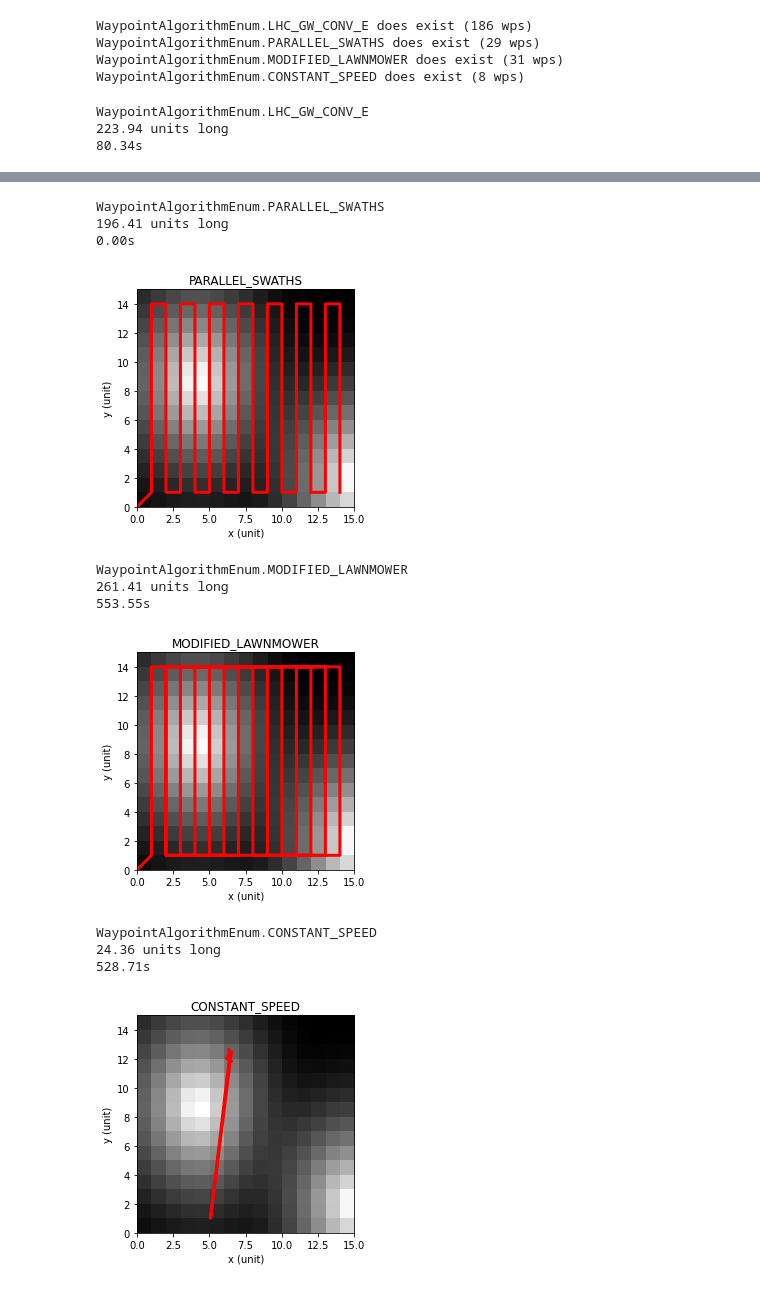
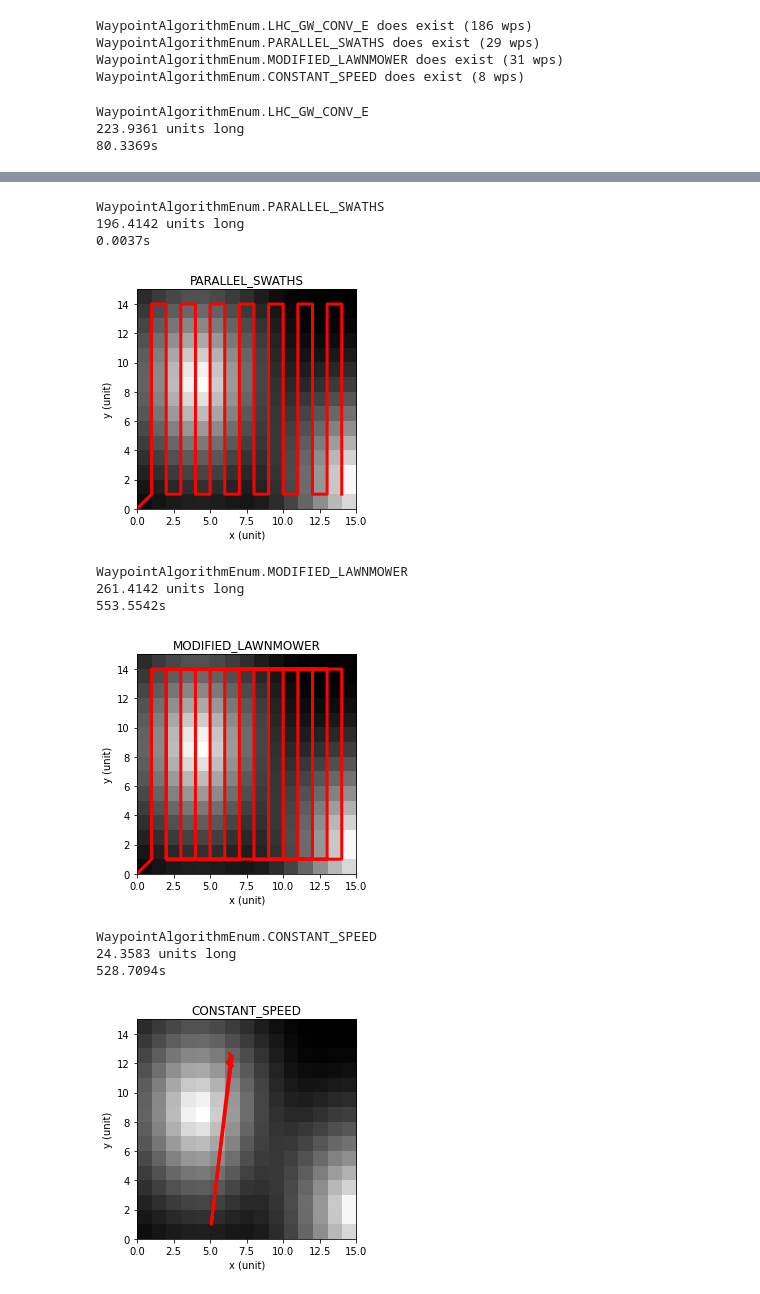
Before and after one commit to iwishiwasaneagle/OPP_4_SAR, a Jupyter notebook: visualize_data.ipynb, the cells around one changed output, grey strips where cells are left out. Saved outputs shown, nothing was run; the diff lists cells and outputs as text; code cells hidden in the pictures.

```diff
--- a/visualize_data.ipynb
+++ b/visualize_data.ipynb
@@ -54,10 +54,11 @@ def plot(alg):
 
 for key in algs.keys():
     fig,ax,dist = plot(key)
-    print(f"{key}\n{dist:.2f} units long\n{algs[key]['time']:.2f}s")
+    print(f"{key}\n{dist:.4f} units long\n{algs[key]['time']:.4f}s")
+    plt.tight_layout()
     plt.show()
     algs[key]['dist'] = dist
 # %% [output]
 WaypointAlgorithmEnum.LHC_GW_CONV_E
-223.94 units long
-80.34s
+223.9361 units long
+80.3369s
@@ -65,15 +66,15 @@ WaypointAlgorithmEnum.LHC_GW_CONV_E
 WaypointAlgorithmEnum.PARALLEL_SWATHS
-196.41 units long
-0.00s
+196.4142 units long
+0.0037s
-[figure, old version]
+[figure, new version]
 WaypointAlgorithmEnum.MODIFIED_LAWNMOWER
-261.41 units long
-553.55s
+261.4142 units long
+553.5542s
-[figure, old version]
+[figure, new version]
 WaypointAlgorithmEnum.CONSTANT_SPEED
-24.36 units long
-528.71s
+24.3583 units long
+528.7094s
-[figure, old version]
+[figure, new version]
 # %%
 def plot_bar(x,y,x_label,y_label):
 
```
Also changed, not shown: parts of 2 cells of this notebook, 1 other file.
